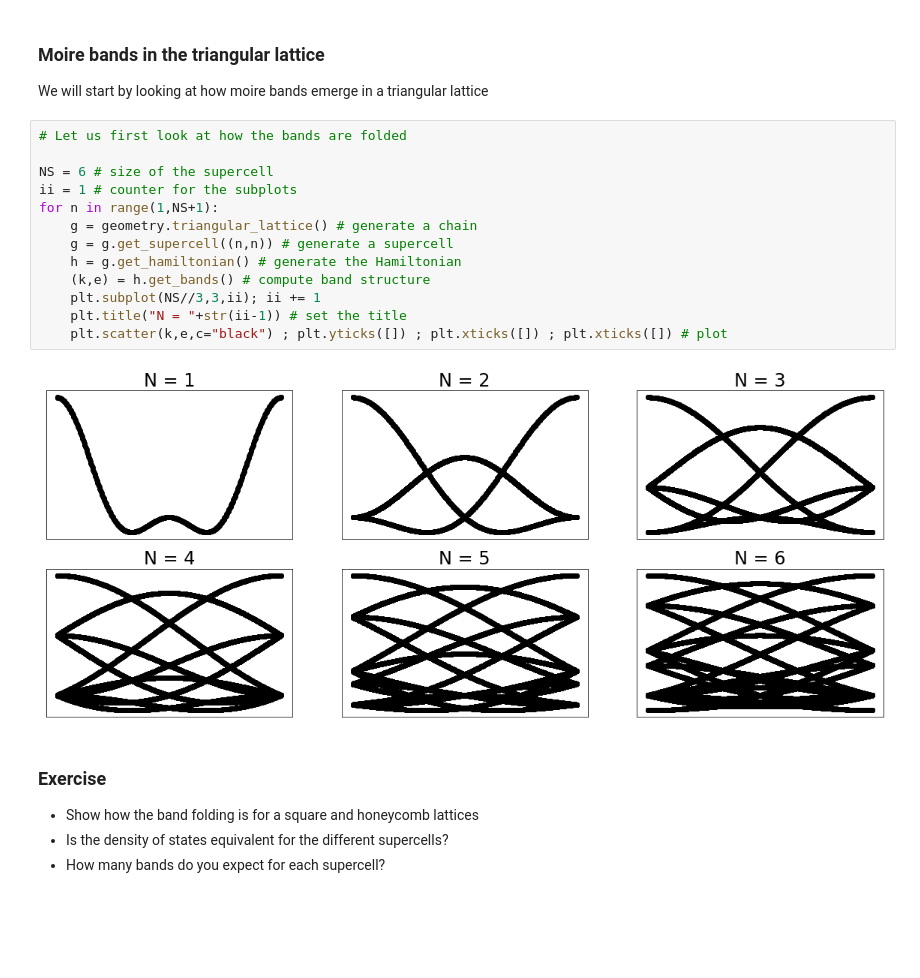
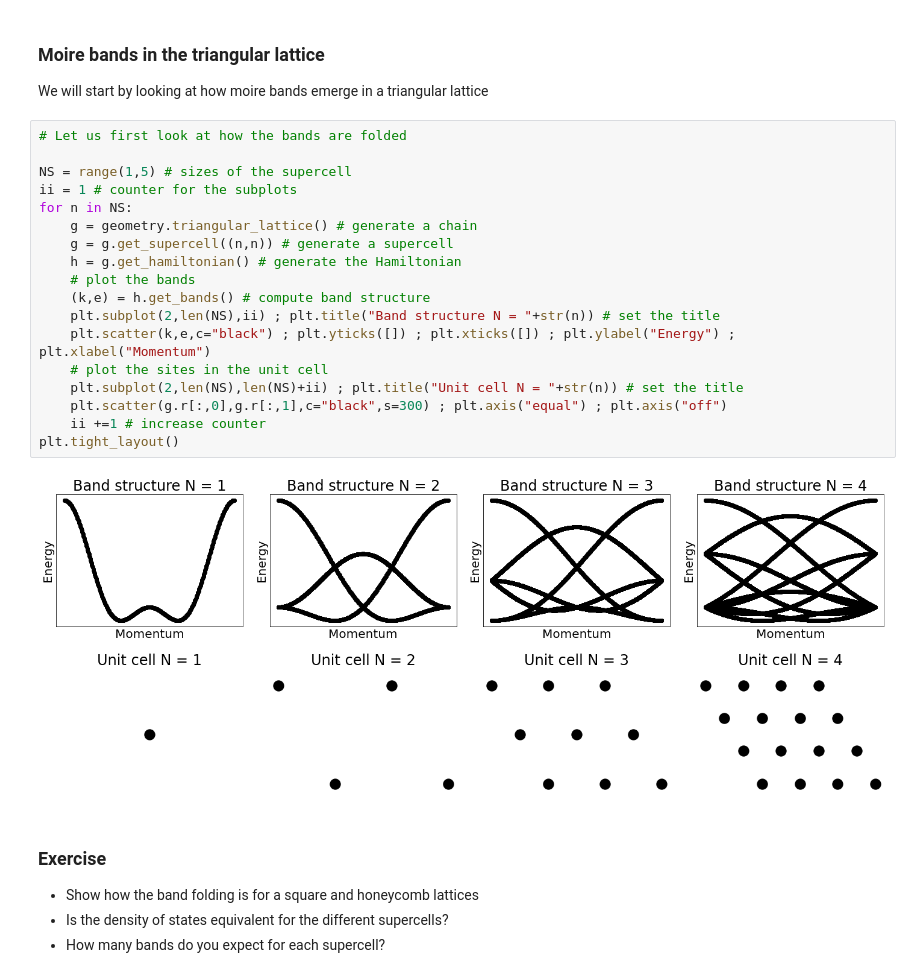
Before and after one commit to joselado/jyvaskyla_summer_school_2022, a Jupyter notebook: sessions/session4.ipynb, the cells around one changed output. Drawn from its saved outputs; the diff is of its cells as text; blank space fills up the shorter version.

```diff
--- a/sessions/session4.ipynb
+++ b/sessions/session4.ipynb
@@ -182,18 +182,23 @@ We will start by looking at how moire bands emerge in a triangular lattice
 # %%
 # Let us first look at how the bands are folded
 
-NS = 6 # size of the supercell
+NS = range(1,5) # sizes of the supercell
 ii = 1 # counter for the subplots
-for n in range(1,NS+1):
+for n in NS:
     g = geometry.triangular_lattice() # generate a chain
     g = g.get_supercell((n,n)) # generate a supercell
     h = g.get_hamiltonian() # generate the Hamiltonian
+    # plot the bands
     (k,e) = h.get_bands() # compute band structure
-    plt.subplot(NS//3,3,ii); ii += 1
-    plt.title("N = "+str(ii-1)) # set the title
-    plt.scatter(k,e,c="black") ; plt.yticks([]) ; plt.xticks([]) ; plt.xticks([]) # plot
+    plt.subplot(2,len(NS),ii) ; plt.title("Band structure N = "+str(n)) # set the title
+    plt.scatter(k,e,c="black") ; plt.yticks([]) ; plt.xticks([]) ; plt.ylabel("Energy") ; plt.xlabel("Momentum")
+    # plot the sites in the unit cell
+    plt.subplot(2,len(NS),len(NS)+ii) ; plt.title("Unit cell N = "+str(n)) # set the title
+    plt.scatter(g.r[:,0],g.r[:,1],c="black",s=300) ; plt.axis("equal") ; plt.axis("off")
+    ii +=1 # increase counter
+plt.tight_layout()
 # %% [output]
-[figure, old version]
+[figure, new version]
 # %% [markdown]
 ### Exercise
 - Show how the band folding is for a square and honeycomb lattices
```
